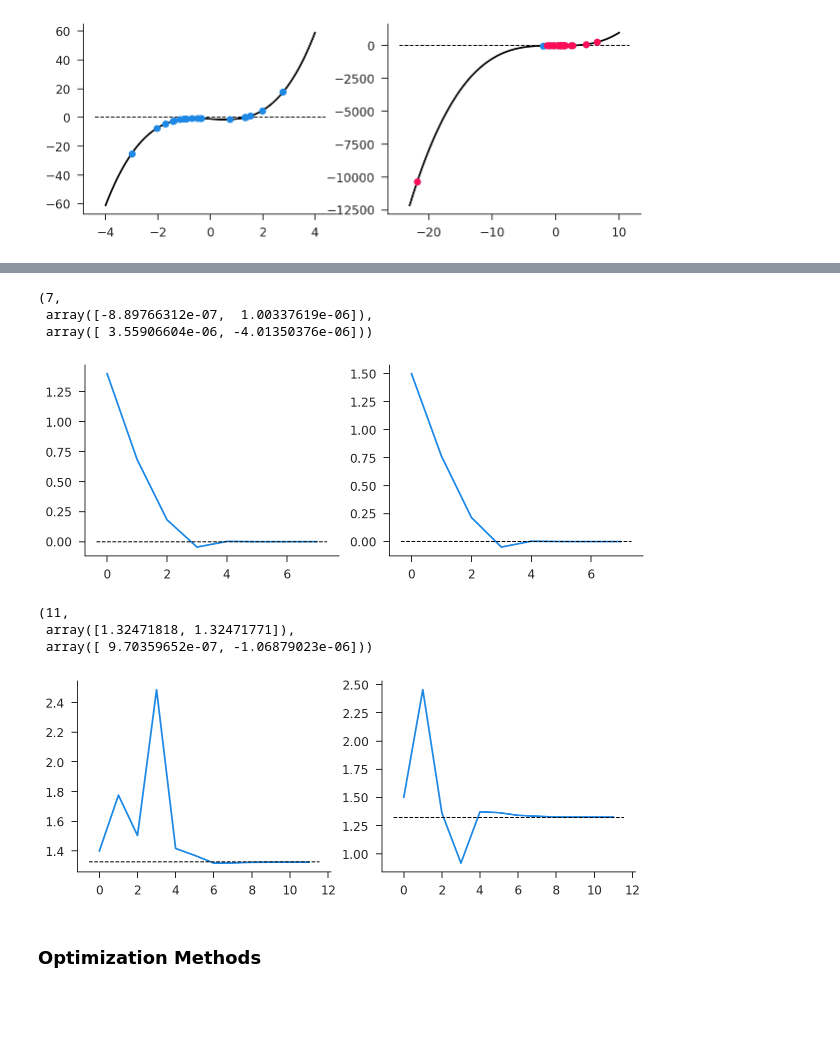
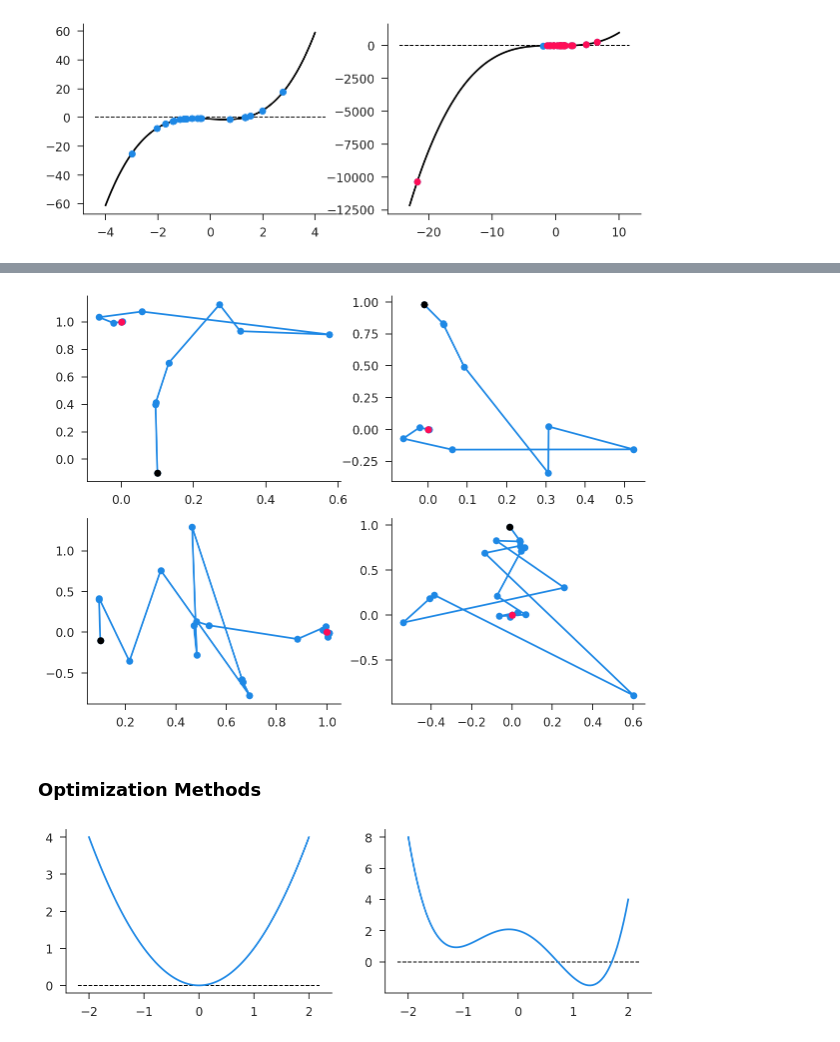
Before and after one commit to iamlemec/grad_code, a Jupyter notebook: lecture_1.ipynb, the cells around one changed output, grey strips where cells are left out. Saved outputs shown, nothing was run; the diff lists cells and outputs as text; code cells hidden in the pictures; blank space fills up the shorter version.

```diff
--- a/lecture_1.ipynb
+++ b/lecture_1.ipynb
@@ -98,16 +98,11 @@ sol.solve_multivar(linear, np.array([-1.5, 1.5]), 'broyden1')
-# %%
-sol.solve_multivar(quadratic, np.array([1.4, 1.5]), 'broyden1')
-# %% [output]
-(7,
- array([-8.89766312e-07,  1.00337619e-06]),
- array([ 3.55906604e-06, -4.01350376e-06]))
-[figure, removed]
-# %%
-sol.solve_multivar(cubic, np.array([1.4, 1.5]), 'broyden1')
-# %% [output]
-(11,
- array([1.32471818, 1.32471771]),
- array([ 9.70359652e-07, -1.06879023e-06]))
-[figure, removed]
+# %%
+def multifun(x):
+    return np.prod(x), 1 - np.sum(x**2)
+# %%
+fig, axs = plt.subplots(nrows=2, ncols=2, figsize=(10, 7.5))
+sol.solve_multivar(multifun, (0.1, -0.1), 'broyden1', axs=axs[0])
+sol.solve_multivar(multifun, (0.1, -0.1), 'anderson', axs=axs[1]);
+# %% [output]
+[figure, added]
 # %% [markdown]
 ### Optimization Methods
@@ -113,0 +115,6 @@ sol.solve_multivar(cubic, np.array([1.4, 1.5]), 'broyden1')
+# %%
+fig, axs = plt.subplots(ncols=2, figsize=(10.5, 3))
+viz.plot(basin1, -2, 2, ax=axs[0])
+viz.plot(valleys1, -2, 2, ax=axs[1])
+# %% [output]
+[figure, added]
```
Also changed, not shown: parts of 15 cells of this notebook, 3 other files.
